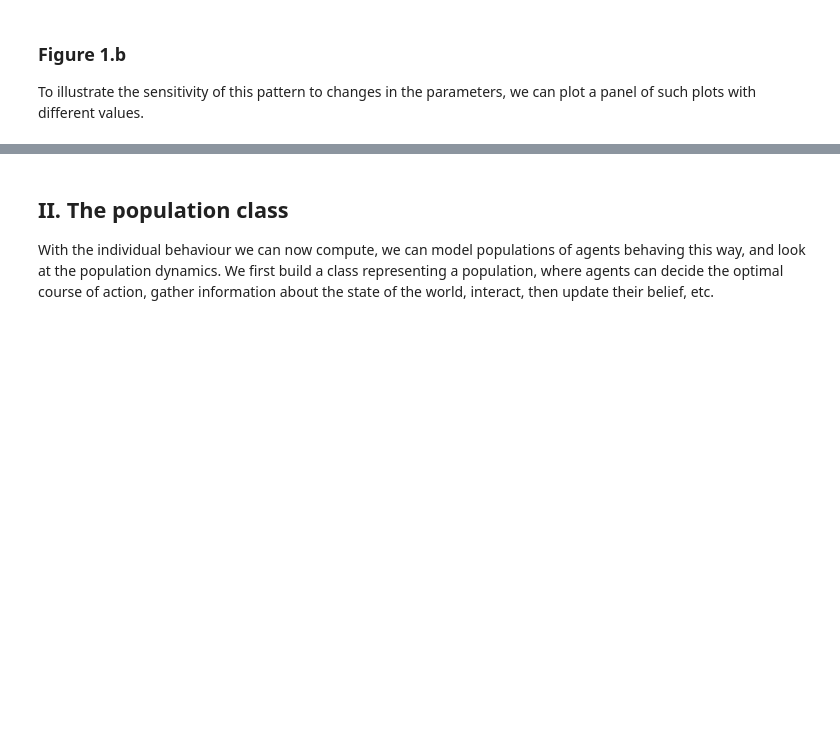
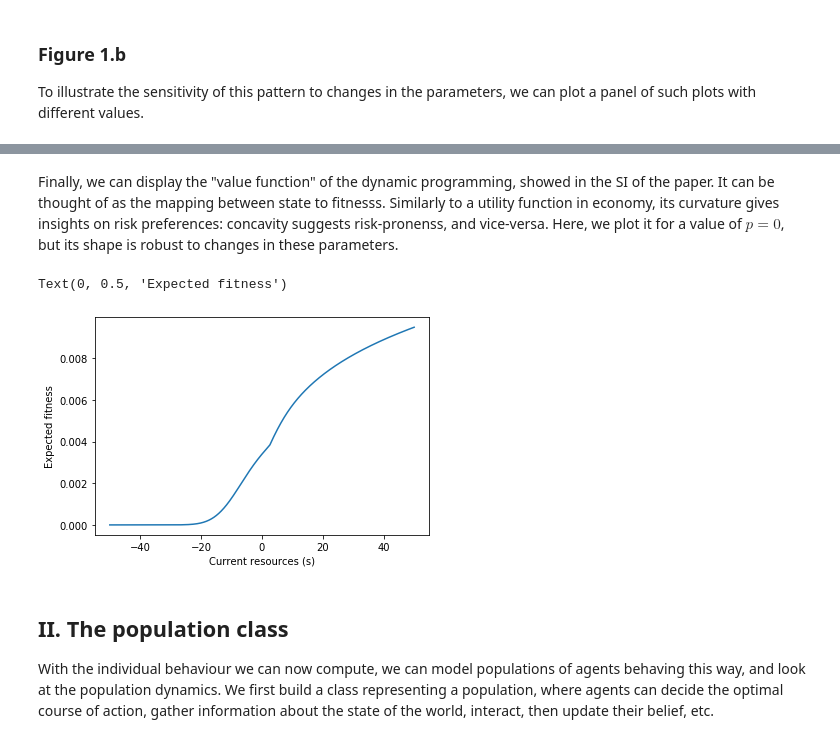
Before and after one commit to regicid/Deprivation-antisociality, a Jupyter notebook: Code.ipynb, the cells around one changed output, grey strips where cells are left out. Saved outputs shown, nothing was run; the diff lists cells and outputs as text; code cells hidden in the pictures; blank space fills up the shorter version.

```diff
--- a/Code.ipynb
+++ b/Code.ipynb
@@ -483,3 +487,17 @@ plt.tight_layout()
+# %% [markdown]
+Finally, we can display the "value function" of the dynamic programming, showed in the SI of the paper. It can be thought of as the mapping between state to fitnesss. Similarly to a utility function in economy, its curvature gives insights on risk preferences: concavity suggests risk-pronenss, and vice-versa. Here, we plot it for a value of $p = 0$, but its shape is robust to changes in these parameters.
+# %%
+u = 4
+risk_of_stealing = 1/3
+Sigma = 6
+Fitness = dyn_prog(0)[2]
+
+plt.plot(possible_states,Fitness)
+plt.xlabel("Current resources (s)")
+plt.ylabel("Expected fitness")
+# %% [output]
+Text(0, 0.5, 'Expected fitness')
+[figure, added]
 # %% [markdown]
 ## II. The population class
 
```
Also changed, not shown: parts of 9 cells of this notebook.
